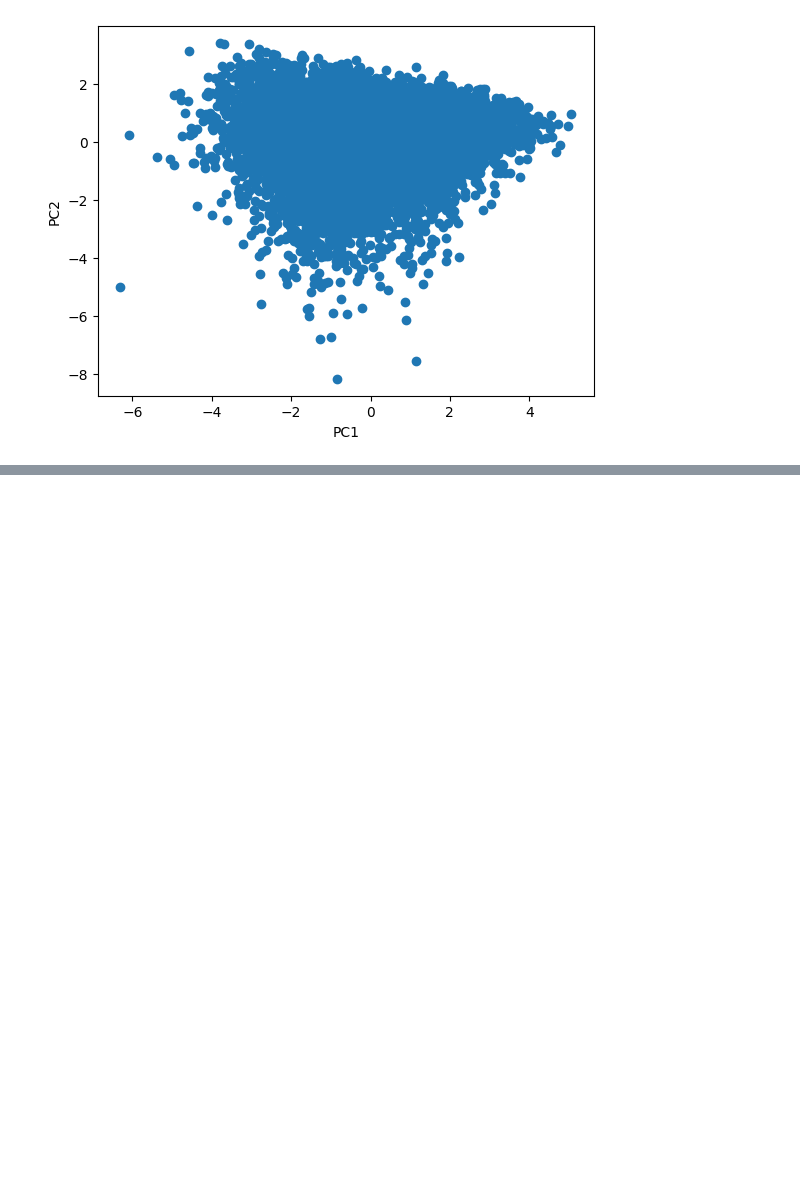
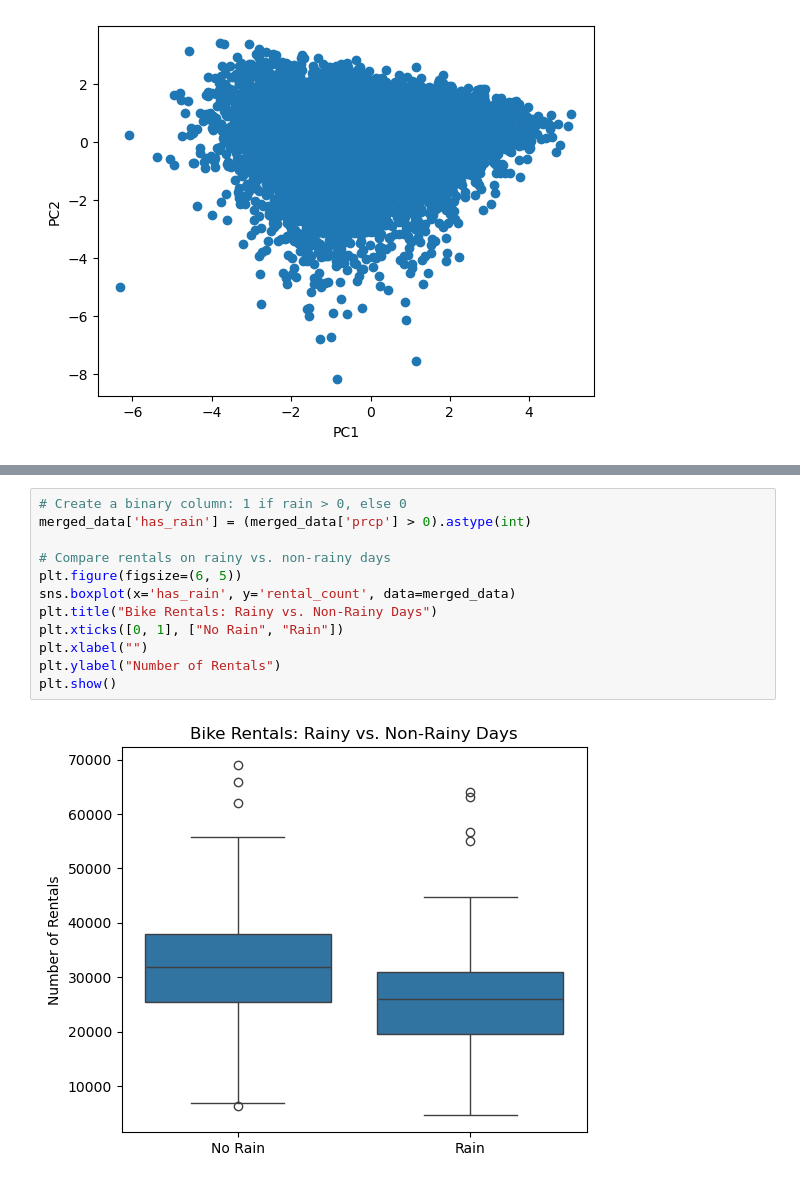
Before and after one commit to LotsAr/DataDrivenProject, a Jupyter notebook: ProjectCode.ipynb, the cells around one changed output, grey strips where cells are left out. Drawn from its saved outputs; the diff is of its cells as text; blank space fills up the shorter version.

```diff
--- a/ProjectCode.ipynb
+++ b/ProjectCode.ipynb
@@ -248,0 +362,14 @@ plt.show() #better clustering
+# %%
+# Create a binary column: 1 if rain > 0, else 0
+merged_data['has_rain'] = (merged_data['prcp'] > 0).astype(int)
+
+# Compare rentals on rainy vs. non-rainy days
+plt.figure(figsize=(6, 5))
+sns.boxplot(x='has_rain', y='rental_count', data=merged_data)
+plt.title("Bike Rentals: Rainy vs. Non-Rainy Days")
+plt.xticks([0, 1], ["No Rain", "Rain"])
+plt.xlabel("")
+plt.ylabel("Number of Rentals")
+plt.show()
+# %% [output]
+[figure, added]
```
Also changed, not shown: parts of 17 cells of this notebook.
